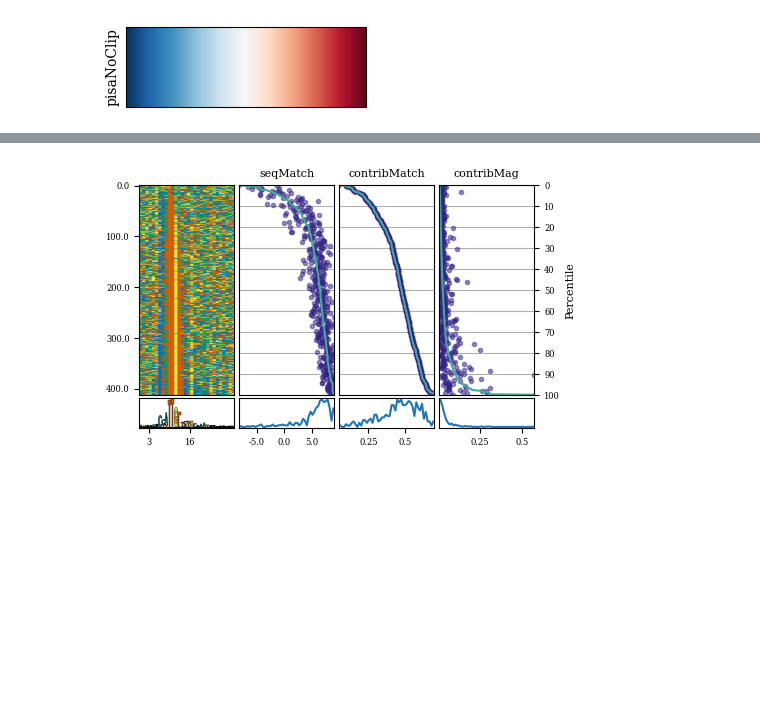
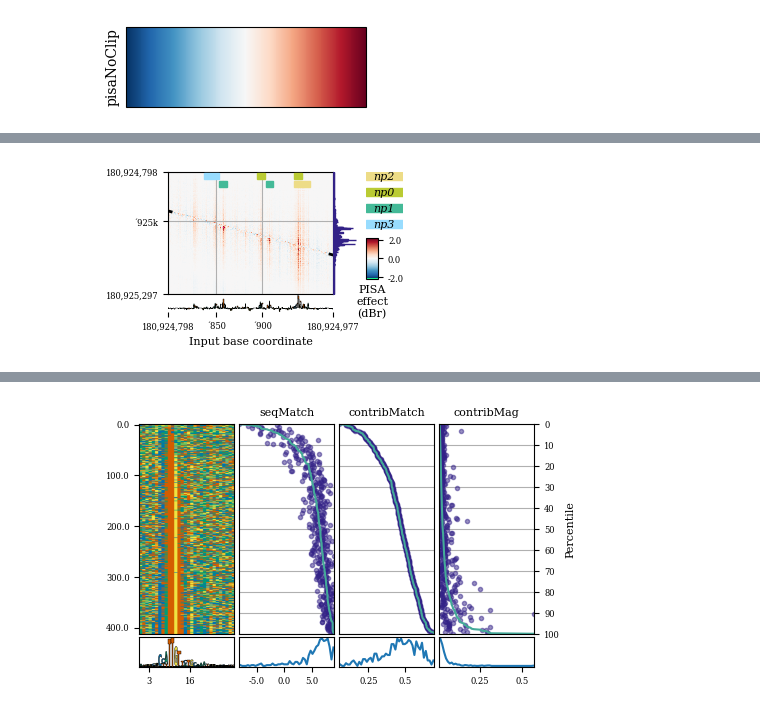
Before and after one commit to mmtrebuchet/bpreveal, a Jupyter notebook: doc/demos/documentationFigures.ipynb, the cells around one changed output, grey strips where cells are left out. Cells and saved outputs as stored; diff of their text form; code cells hidden in the pictures; blank space fills up the shorter version.

```diff
--- a/doc/demos/documentationFigures.ipynb
+++ b/doc/demos/documentationFigures.ipynb
@@ -202,0 +203,27 @@ fig.savefig("../presentations/pisaPlot.png", dpi=300)
+# %%
+fig = plt.figure(figsize=(3,2))
+#fig.add_axes([0,0,1,1])
+figsec = figureSectionPlot.copy()
+figureSectionMiniaturePlot = {
+    "left": 0.21,
+    "bottom": 0.2,
+    "width": 0.7,
+    "height": 0.7,
+    "color-span": 0.5,
+    "miniature": True
+}
+plotConfig = {
+    "pisa": pisaSection,
+    "coordinates": coordinatesSection,
+    "importance": importanceSection,
+    "predictions": predictionSection,
+    "annotations": annotationSection,
+    "figure": figureSectionMiniaturePlot
+}
+
+r = bprplots.plotPisa(plotConfig, fig);
+bprplots.deleteTick(r["axes"]["importance"], "x", -2)
+bprplots.deleteTick(r["axes"]["pisa"], "x", -2)
+fig.savefig("../presentations/pisaPlotMini.png", dpi=300)
+# %% [output]
+[figure, added]
```
Also changed, not shown: parts of 6 cells of this notebook, 14 other files.
